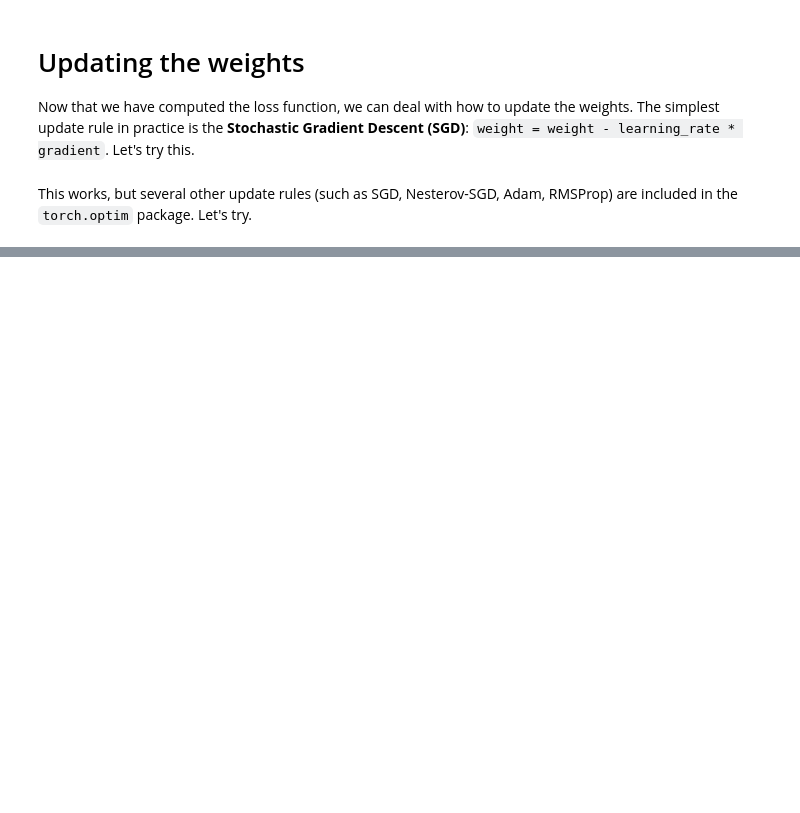
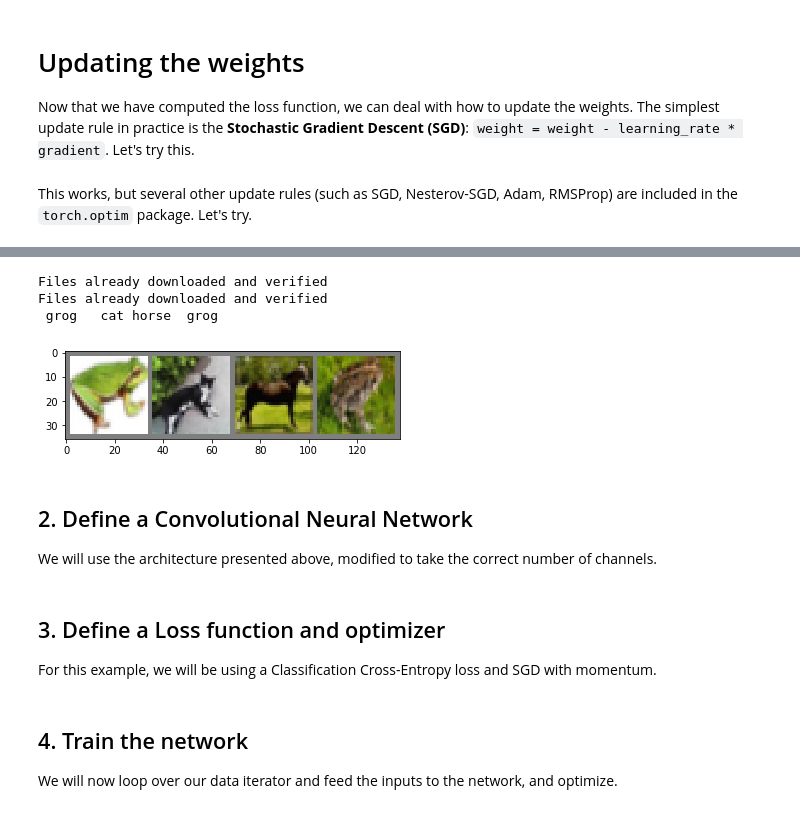
Before and after one commit to LucaLoVerde/deeplearningstuff, a Jupyter notebook: pyTorch_tutorials.ipynb, the cells around one changed output, grey strips where cells are left out. Cells and saved outputs as stored; diff of their text form; code cells hidden in the pictures; blank space fills up the shorter version.

```diff
--- a/pyTorch_tutorials.ipynb
+++ b/pyTorch_tutorials.ipynb
@@ -376,0 +394,35 @@ optimizer.step()  # Actual update
+# %%
+transform = transforms.Compose(
+    [transforms.ToTensor(),
+     transforms.Normalize((0.5, 0.5, 0.5), (0.5, 0.5, 0.5))]
+)
+
+trainset = torchvision.datasets.CIFAR10(root="./data", train=True, download=True, transform=transform)
+trainloader = torch.utils.data.DataLoader(trainset, batch_size=4, shuffle=True, num_workers=2)
+testset = torchvision.datasets.CIFAR10(root="./data", train=False, download=True, transform=transform)
+testloader = torch.utils.data.DataLoader(testset, batch_size=4, shuffle=False, num_workers=2)
+classes = ("plane", "car", "bird", "cat", "deer", "dog", "grog", "horse", "ship", "truck")
+
+# Let's see some of the images.
+def imshow(img):
+    img = img / 2 + 0.5  # Un-normalize (???)
+    npimg = img.numpy()
+    plt.imshow(np.transpose(npimg, (1, 2, 0)))
+    plt.show()
+
+# Let's get some random training images
+dataiter = iter(trainloader)
+images, labels = dataiter.next()
+
+# show the images
+imshow(torchvision.utils.make_grid(images))
+# print labels
+print(" ".join("%5s" % classes[labels[j]] for j in range(4)))
+# %% [output]
+Files already downloaded and verified
+Files already downloaded and verified
+ grog   cat horse  grog
+[figure, added]
+# %% [markdown]
+## 2. Define a Convolutional Neural Network
+We will use the architecture presented above, modified to take the correct number of channels.
@@ -376,0 +450,3 @@ optimizer.step()  # Actual update
+# %% [markdown]
+## 3. Define a Loss function and optimizer
+For this example, we will be using a Classification Cross-Entropy loss and SGD with momentum.
@@ -376,0 +456,3 @@ optimizer.step()  # Actual update
+# %% [markdown]
+## 4. Train the network
+We will now loop over our data iterator and feed the inputs to the network, and optimize.
```
Also changed, not shown: parts of 13 cells of this notebook.
